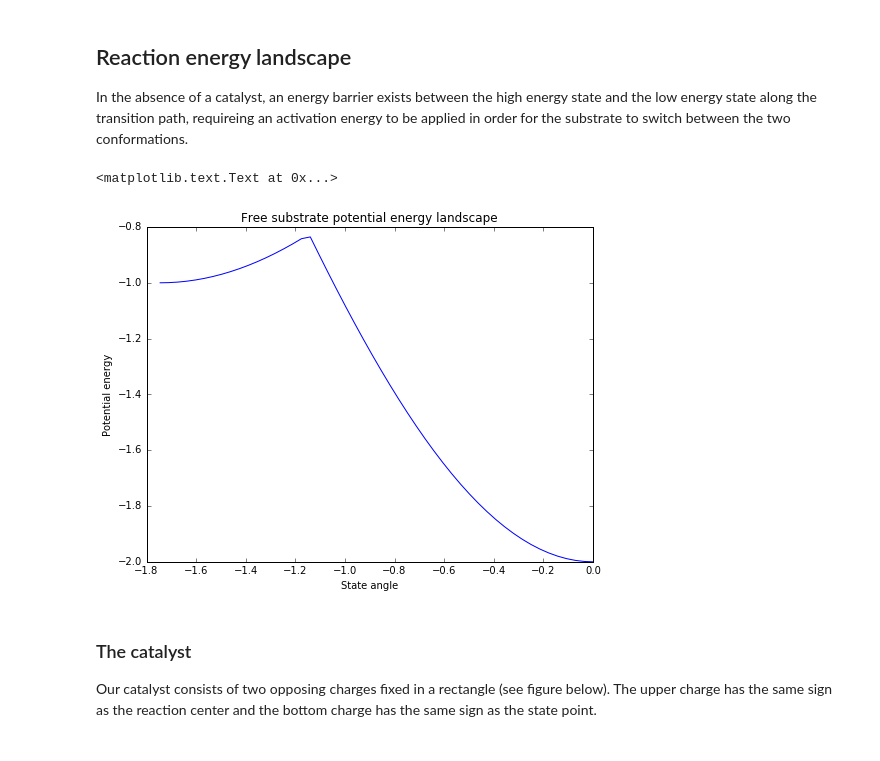
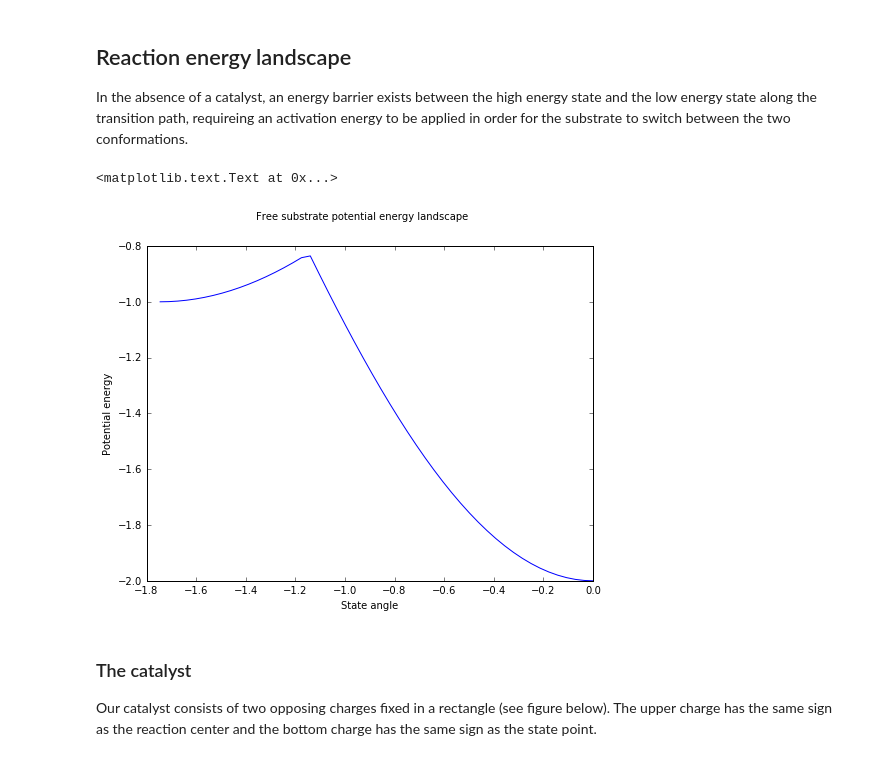
Before and after one commit to uriba/physical-catalysis, a Jupyter notebook: angledSimulation.ipynb, the cells around one changed output. Drawn from its saved outputs; the diff is of its cells as text; code cells hidden in the pictures.

```diff
--- a/angledSimulation.ipynb
+++ b/angledSimulation.ipynb
@@ -134,18 +168,18 @@ In the absence of a catalyst, an energy barrier exists between the high energy s
 # %%
 AngRange=linspace(StaticAngComplement,0)
 
 def substrateEnergy(angle):
     coords = transitionCoords(angle)
     return -1/sqrt(sum(coords**2))
 
 figsize(8,6)
 plot(-AngRange,[substrateEnergy(x) for x in AngRange])
 xlabel('State angle')
 ylabel('Potential energy')
-title('Free substrate potential energy landscape')
+suptitle('Free substrate potential energy landscape')
 # %% [output]
 <matplotlib.text.Text at 0x...>
-[figure, old version]
+[figure, new version]
 # %% [markdown]
 ### The catalyst ###
 Our catalyst consists of two opposing charges fixed in a rectangle (see figure below).
```
Also changed, not shown: parts of 8 cells of this notebook.
